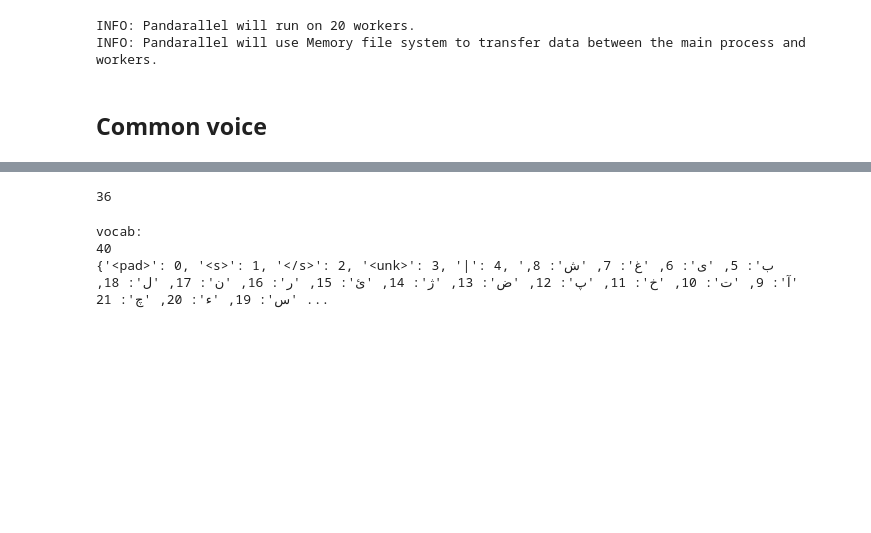
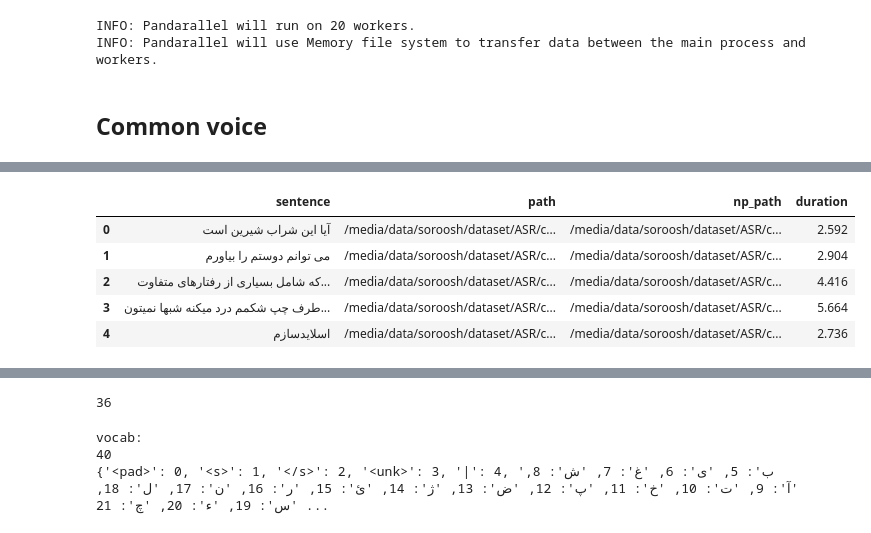
Before and after one commit to zlab-foss/Wav2Vec2-XLSR-Finetune, a Jupyter notebook: prepare data.ipynb, the cells around one changed output, grey strips where cells are left out. Saved outputs shown, nothing was run; the diff lists cells and outputs as text; code cells hidden in the pictures; blank space fills up the shorter version.

```diff
--- a/prepare data.ipynb
+++ b/prepare data.ipynb
@@ -132,0 +141,3 @@ Step 2: 251659
+# %%
+valid['np_path'] = valid['path'].progress_apply(lambda path: save_dir + path.split('/')[-1][:-4] + '.npy')
+valid.head()
@@ -133,5 +151,13 @@ Step 2: 251659
 # %%
-# valid['duration'] = valid['path'].parallel_apply(lambda path: librosa.load(path, sr=16000)[0]/16000)
+valid['duration'] = valid['np_path'].progress_apply(lambda p: np.load(p).shape[0]/ 16000)
+valid.head()
+# %% [output]
+|  | sentence | path | np_path | duration |
+| 0 | آیا این شراب شیرین است | /media/data/soroosh/dataset/ASR/c... | /media/data/soroosh/dataset/ASR/c... | 2.592 |
+| 1 | می توانم دوستم را بیاورم | /media/data/soroosh/dataset/ASR/c... | /media/data/soroosh/dataset/ASR/c... | 2.904 |
+| 2 | که شامل بسیاری از رفتارهای متفاوت... | /media/data/soroosh/dataset/ASR/c... | /media/data/soroosh/dataset/ASR/c... | 4.416 |
+| 3 | طرف چپ شکمم درد میکنه شبها نمیتون... | /media/data/soroosh/dataset/ASR/c... | /media/data/soroosh/dataset/ASR/c... | 5.664 |
+| 4 | اسلایدسازم | /media/data/soroosh/dataset/ASR/c... | /media/data/soroosh/dataset/ASR/c... | 2.736 |
 # %%
 train_df, test_df = train_test_split(valid, test_size=0.1, random_state=101)
 train_df, val_df = train_test_split(train_df, test_size=0.1, random_state=101)
```
Also changed, not shown: parts of 8 cells of this notebook, 2 other files.
